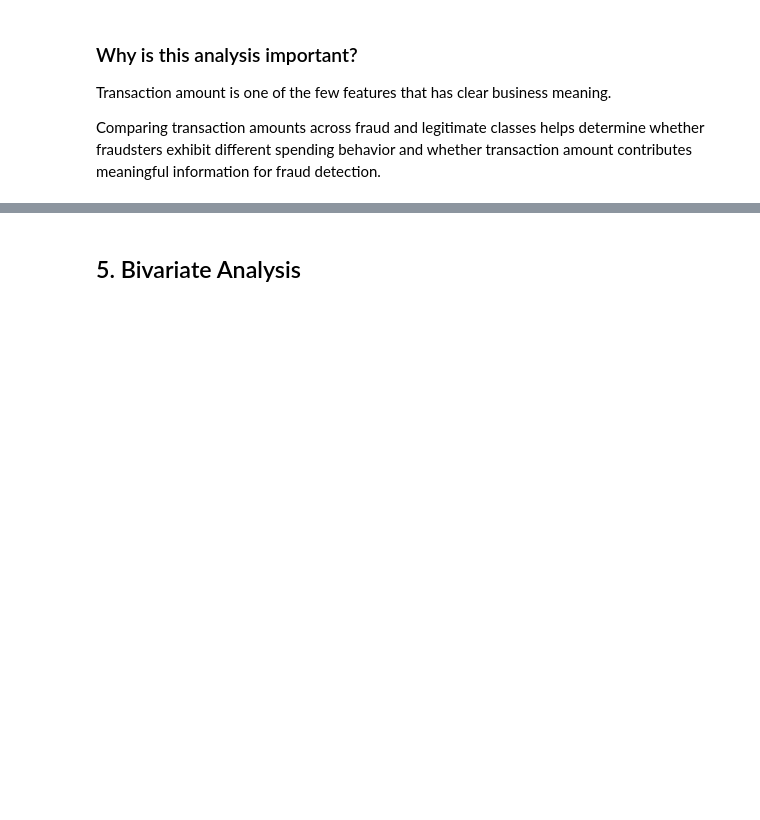
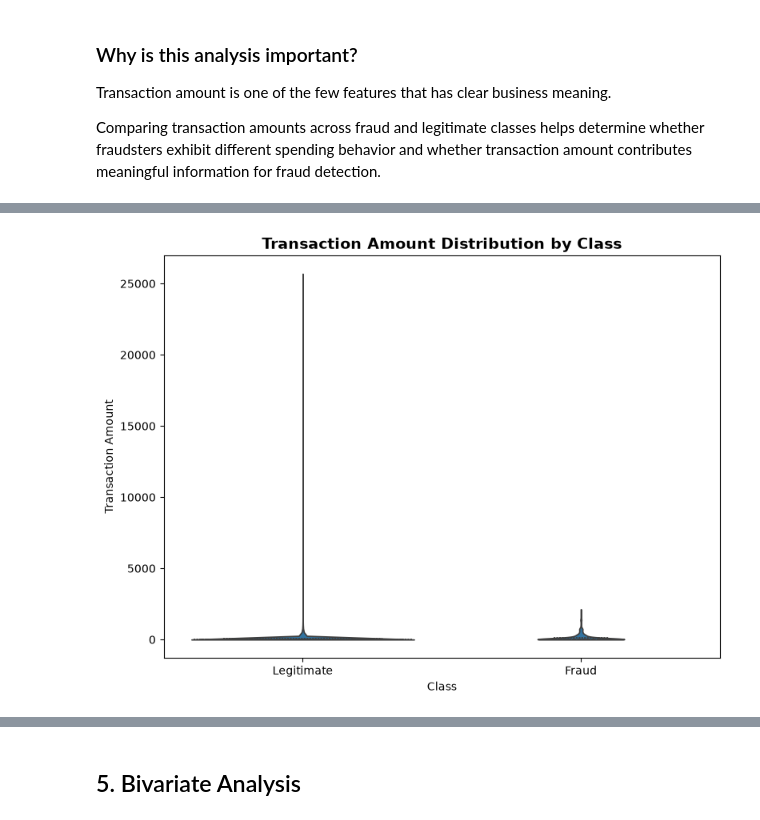
Before and after one commit to Anujjadaun97/Fraud-Detection, a Jupyter notebook: notebooks/03_EDA.ipynb, the cells around one changed output, grey strips where cells are left out. Cells and saved outputs as stored; diff of their text form; code cells hidden in the pictures; blank space fills up the shorter version.

```diff
--- a/notebooks/03_EDA.ipynb
+++ b/notebooks/03_EDA.ipynb
@@ -320,0 +383,29 @@ Comparing transaction amounts across fraud and legitimate classes helps determin
+# %%
+plt.figure(figsize=(8, 6))
+
+sns.violinplot(
+    data=df,
+    x='Class',
+    y='Amount',
+    inner='quartile',      # Show quartiles inside the violin
+    cut=0                  # Don't extend density beyond the data
+)
+
+# Customize plot
+plt.title('Transaction Amount Distribution by Class', fontsize=14, fontweight='bold')
+plt.xlabel('Class')
+plt.ylabel('Transaction Amount')
+plt.xticks([0, 1], ['Legitimate', 'Fraud'])
+
+plt.tight_layout()
+
+# Save figure
+plt.savefig(
+    "../reports/figures/fraud_vs_amount_violin.png",
+    dpi=300,
+    bbox_inches="tight"
+)
+
+plt.show()
+# %% [output]
+[figure, added]
```
Also changed, not shown: parts of 12 cells of this notebook, 3 other files.
